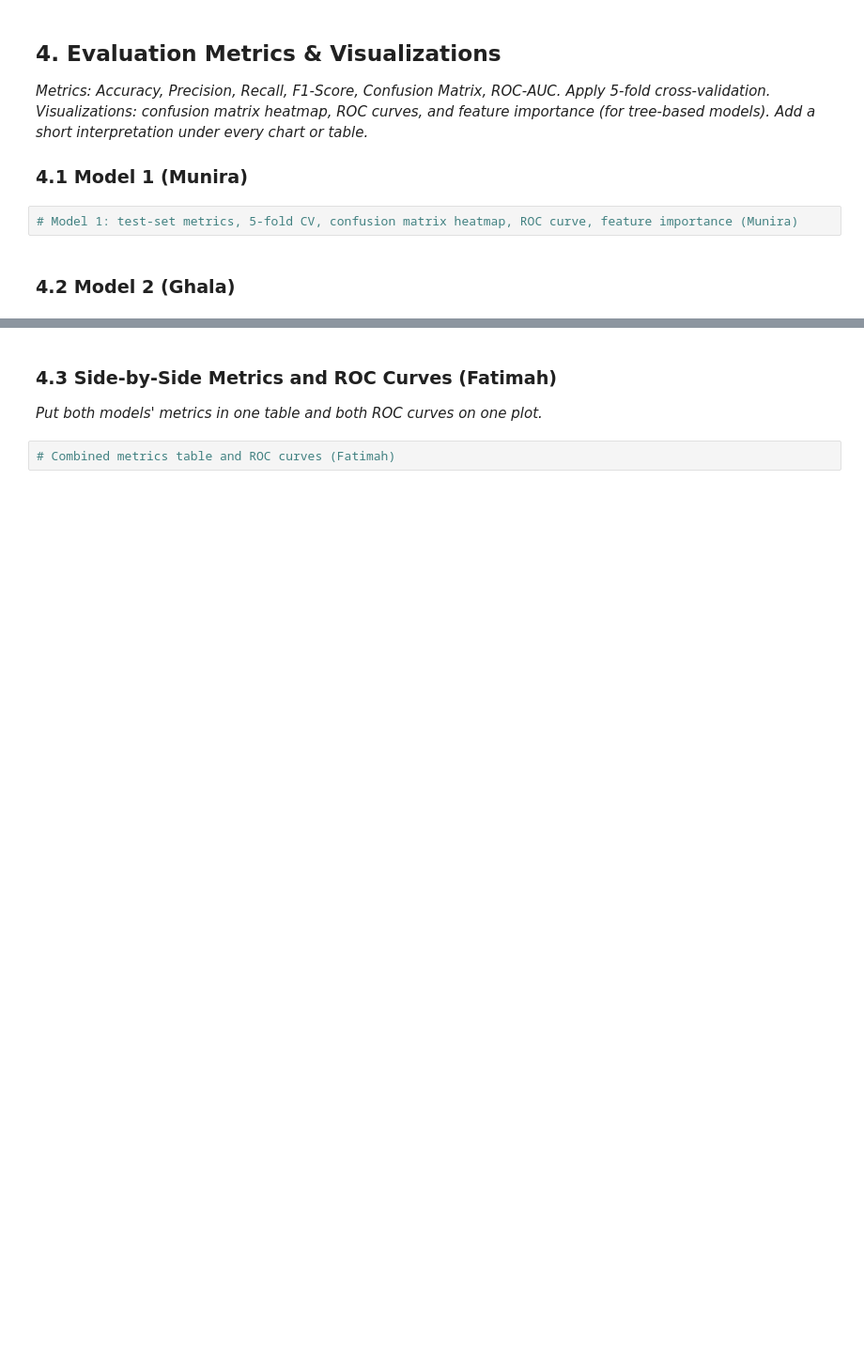
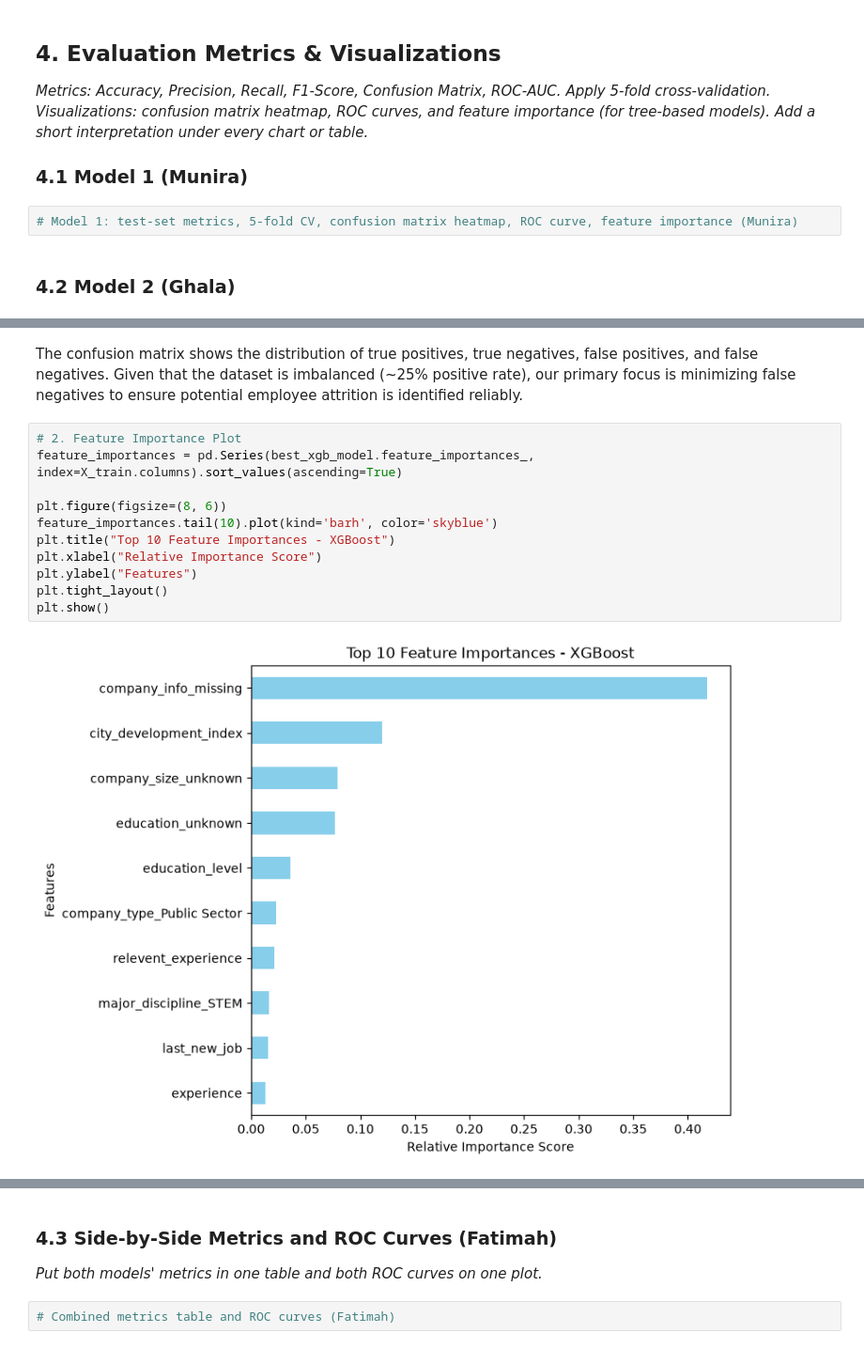
Before and after one commit to ManarAlrazin/SW485-Project-Group2, a Jupyter notebook: Phase1_Supervised_Learning.ipynb, the cells around one changed output, grey strips where cells are left out. Shown at 94% size. Drawn from its saved outputs; the diff is of its cells as text; blank space fills up the shorter version.

```diff
--- a/Phase1_Supervised_Learning.ipynb
+++ b/Phase1_Supervised_Learning.ipynb
@@ -104,0 +205,15 @@ def evaluate_model(name, model, X_test, y_test):
+# %% [markdown]
+The confusion matrix shows the distribution of true positives, true negatives, false positives, and false negatives. Given that the dataset is imbalanced (~25% positive rate), our primary focus is minimizing false negatives to ensure potential employee attrition is identified reliably.
+# %%
+# 2. Feature Importance Plot
+feature_importances = pd.Series(best_xgb_model.feature_importances_, index=X_train.columns).sort_values(ascending=True)
+
+plt.figure(figsize=(8, 6))
+feature_importances.tail(10).plot(kind='barh', color='skyblue')
+plt.title("Top 10 Feature Importances - XGBoost")
+plt.xlabel("Relative Importance Score")
+plt.ylabel("Features")
+plt.tight_layout()
+plt.show()
+# %% [output]
+[figure, added]
```
Also changed, not shown: parts of 8 cells of this notebook.
